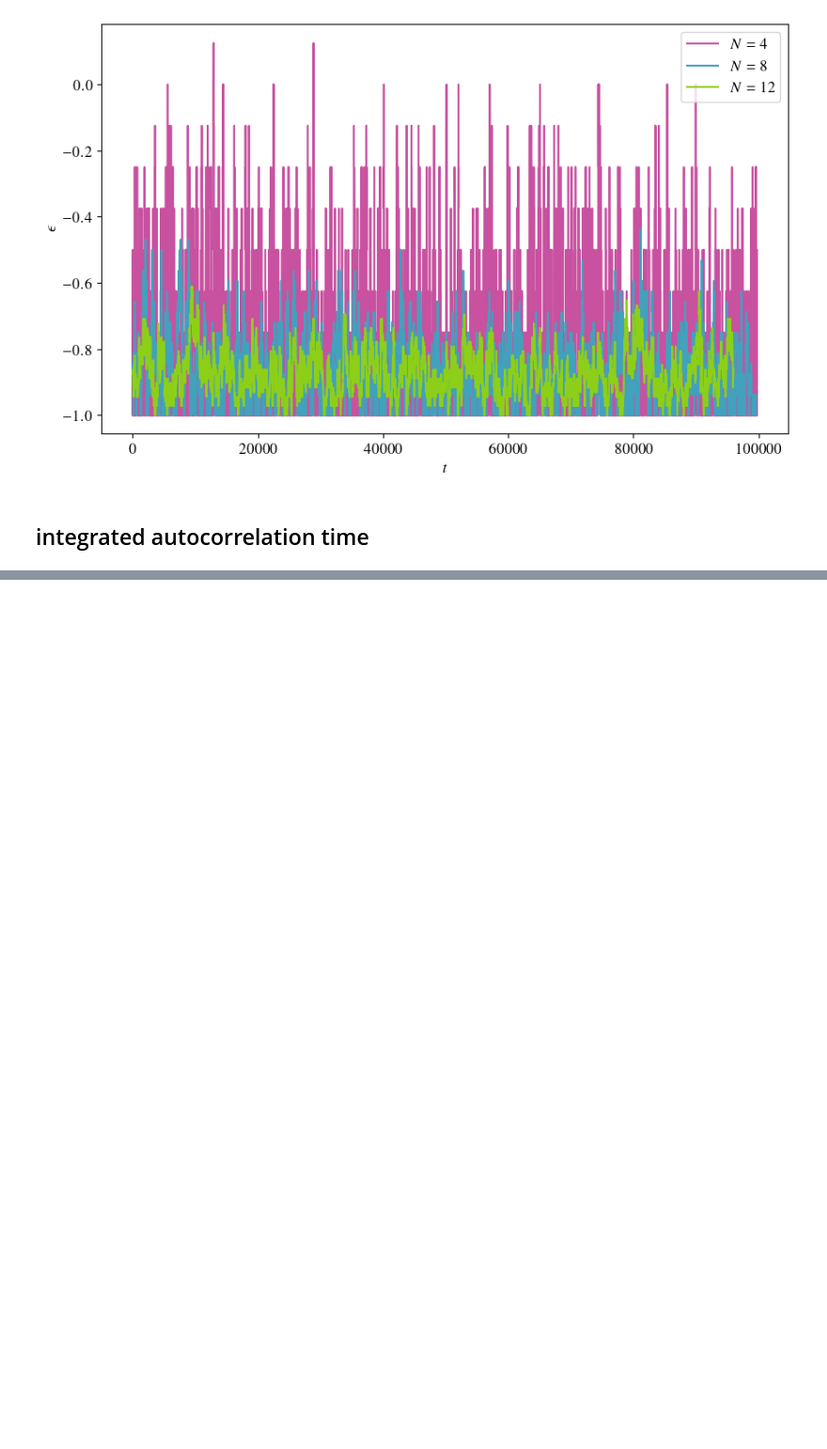
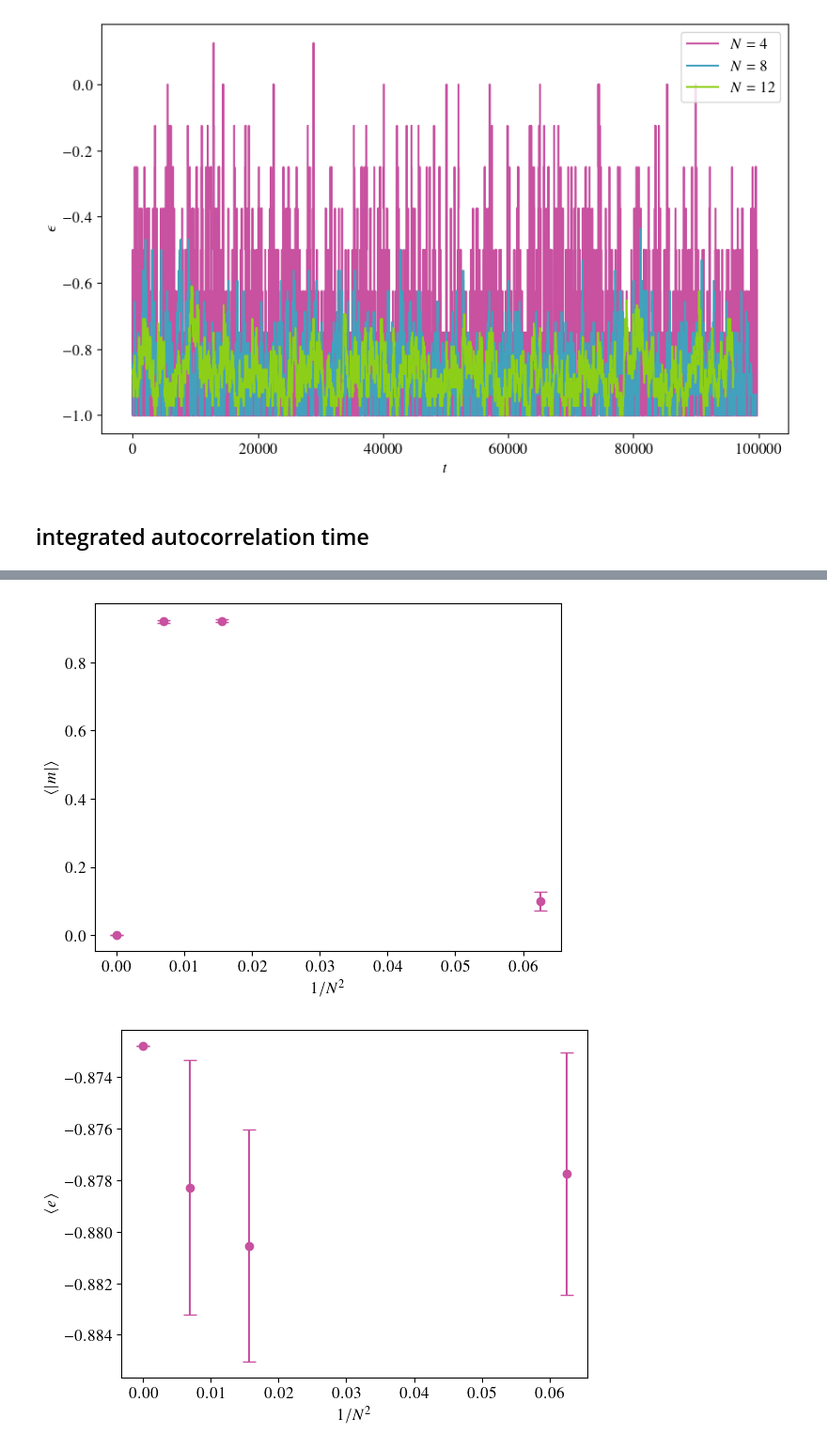
Before and after one commit to rojinaks/ComputationalPhysics, a Jupyter notebook: ex5.ipynb, the cells around one changed output, grey strips where cells are left out. Shown at 94% size. Cells and saved outputs as stored; diff of their text form; code cells hidden in the pictures; blank space fills up the shorter version.

```diff
--- a/ex5.ipynb
+++ b/ex5.ipynb
@@ -196,13 +196,20 @@ m = {n: np.load(f"Exercise_5/ensemble_{n}_m.npy") for n in [4, 8, 12]}
 e = {n: np.load(f"Exercise_5/ensemble_{n}_e.npy") for n in [4, 8, 12]}
 # %%
 from CompPhy.autocorrelation import integrated_autocorrelation
+
+m_tau = {}
+e_tau = {}
 
 for n, mag in m.items():
     tau_m = int(np.ceil(integrated_autocorrelation(mag)))
     print(f"n: {n}, tau_m: {tau_m}")
     tau_m = int(np.ceil(integrated_autocorrelation(abs(mag))))
     print(f"n: {n}, tau_abs(m): {tau_m}")
+
+    m_tau[n] = tau_m
 for n, ev in e.items():
     tau_e = int(np.ceil(integrated_autocorrelation(ev)))
     print(f"n: {n}, tau_e: {tau_e}")
+
+    e_tau[n] = tau_e
 # %% [output]
@@ -217,0 +270,18 @@ n: 12, tau_e: 396.0
+# %%
+n = np.array([4, 8, 12])
+x = np.append(1 / n**2, 0)
+
+plt.figure(0)
+plt.errorbar(x, [*m_mean, 0], yerr=[*m_err, 0], linestyle="", marker="o", capsize=5)
+plt.xlabel("$1 / N^2$")
+plt.ylabel(r"$\expval{\abs{m}}$")
+plt.savefig("Exercise_5/abs_m_mean_bootstrap.pdf")
+
+plt.figure(1)
+plt.errorbar(x, [*e_mean, mean_energy_per_site(0.5)], yerr=[*e_err, 0], linestyle="", marker="o", capsize=5)
+plt.ylabel(r"$\expval{e}$")
+plt.xlabel(r"$1 / N^2$")
+plt.savefig("Exercise_5/e_mean_bootstrap.pdf")
+# %% [output]
+[figure, added]
+[figure, added]
```
Also changed, not shown: parts of 3 cells of this notebook, 9 other files.
